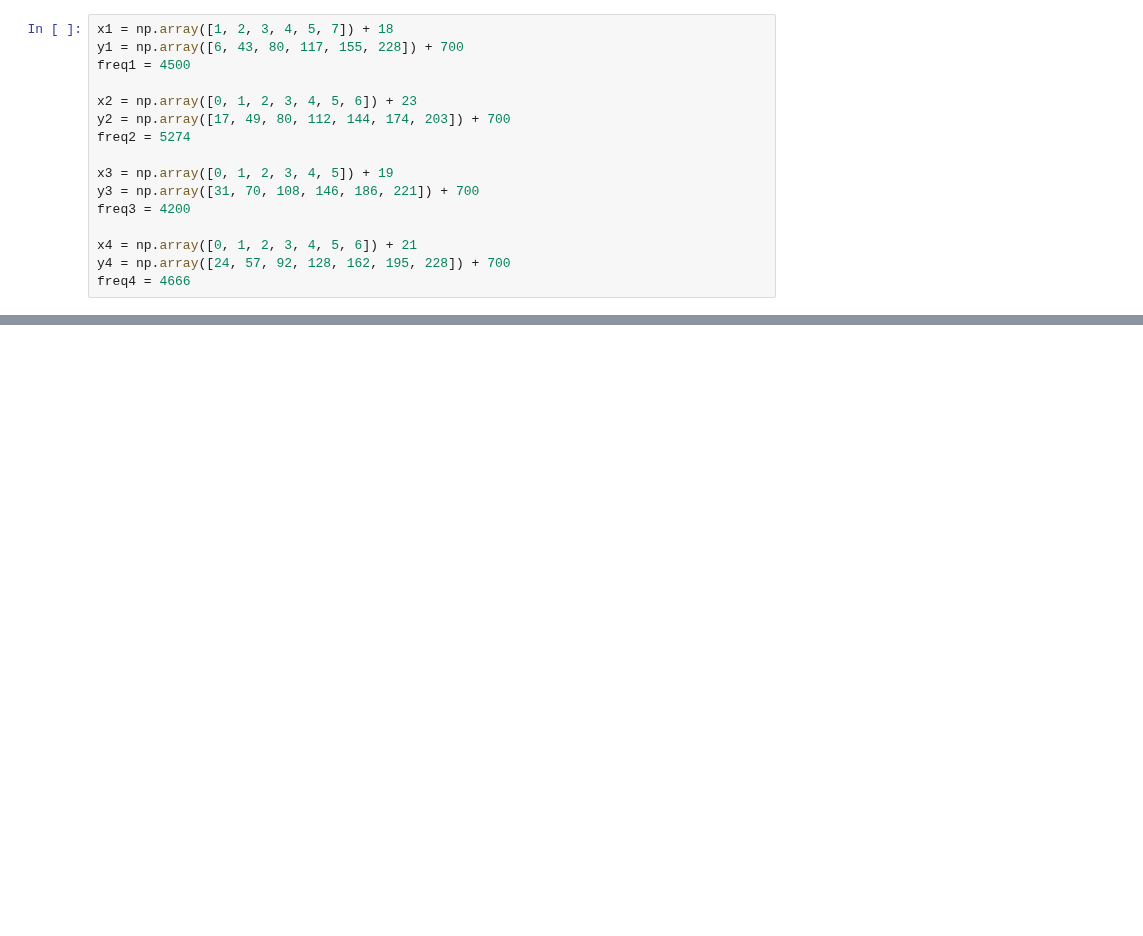
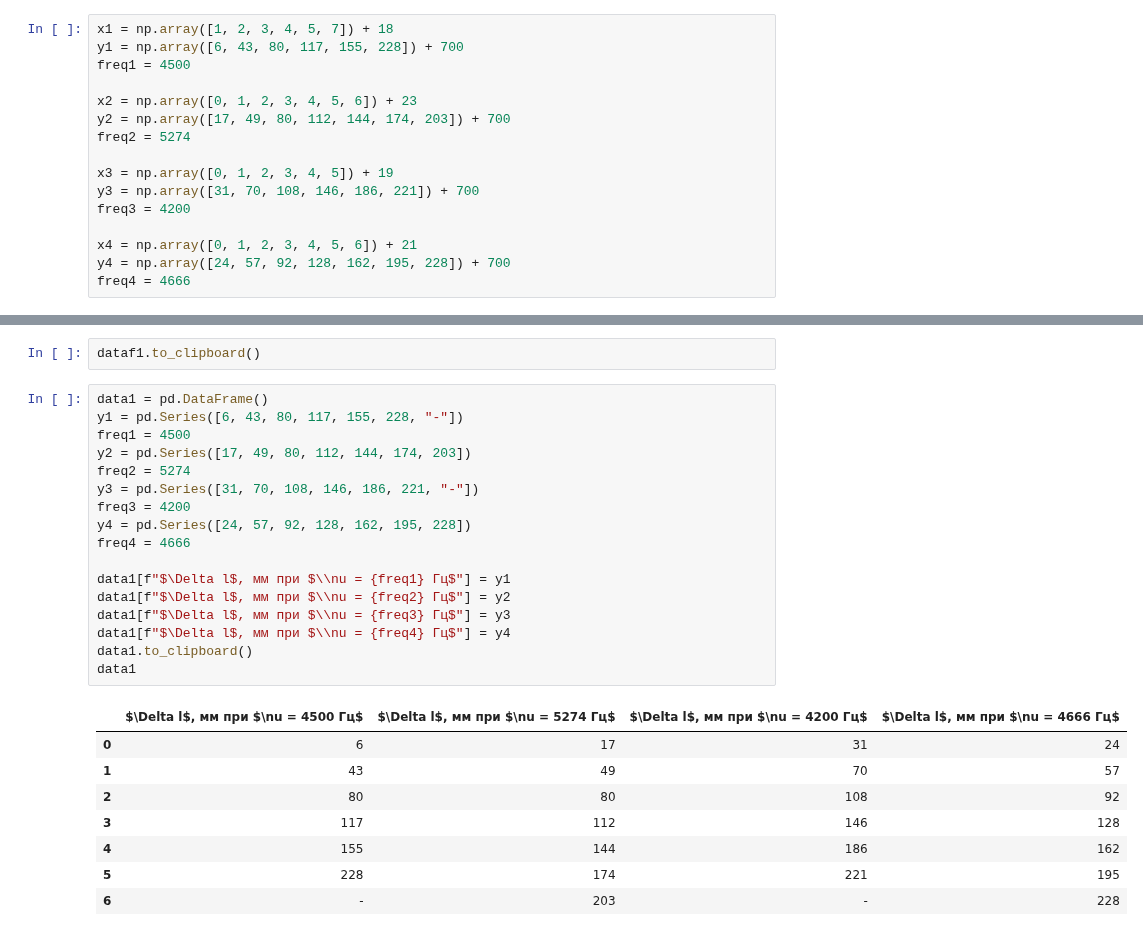
Before and after one commit to RedBrean/term2, a Jupyter notebook: labs/213.ipynb, the cells around one changed output, grey strips where cells are left out. Saved outputs shown, nothing was run; the diff lists cells and outputs as text; blank space fills up the shorter version.

```diff
--- a/labs/213.ipynb
+++ b/labs/213.ipynb
@@ -337,0 +398,28 @@ $1.245 \pm 0.020$ 0.015940447160853403
+# %%
+dataf1.to_clipboard()
+# %%
+data1 = pd.DataFrame()
+y1 = pd.Series([6, 43, 80, 117, 155, 228, "-"])
+freq1 = 4500
+y2 = pd.Series([17, 49, 80, 112, 144, 174, 203])
+freq2 = 5274
+y3 = pd.Series([31, 70, 108, 146, 186, 221, "-"])
+freq3 = 4200
+y4 = pd.Series([24, 57, 92, 128, 162, 195, 228])
+freq4 = 4666
+
+data1[f"$\Delta l$, мм при $\\nu = {freq1} Гц$"] = y1
+data1[f"$\Delta l$, мм при $\\nu = {freq2} Гц$"] = y2
+data1[f"$\Delta l$, мм при $\\nu = {freq3} Гц$"] = y3
+data1[f"$\Delta l$, мм при $\\nu = {freq4} Гц$"] = y4
+data1.to_clipboard()
+data1
+# %% [output]
+|  | $\Delta l$, мм при $\nu = 4500 Гц$ | $\Delta l$, мм при $\nu = 5274 Гц$ | $\Delta l$, мм при $\nu = 4200 Гц$ | $\Delta l$, мм при $\nu = 4666 Гц$ |
+| 0 | 6 | 17 | 31 | 24 |
+| 1 | 43 | 49 | 70 | 57 |
+| 2 | 80 | 80 | 108 | 92 |
+| 3 | 117 | 112 | 146 | 128 |
+| 4 | 155 | 144 | 186 | 162 |
+| 5 | 228 | 174 | 221 | 195 |
+| 6 | - | 203 | - | 228 |
```
Also changed, not shown: parts of 8 cells of this notebook, 2 other files.
